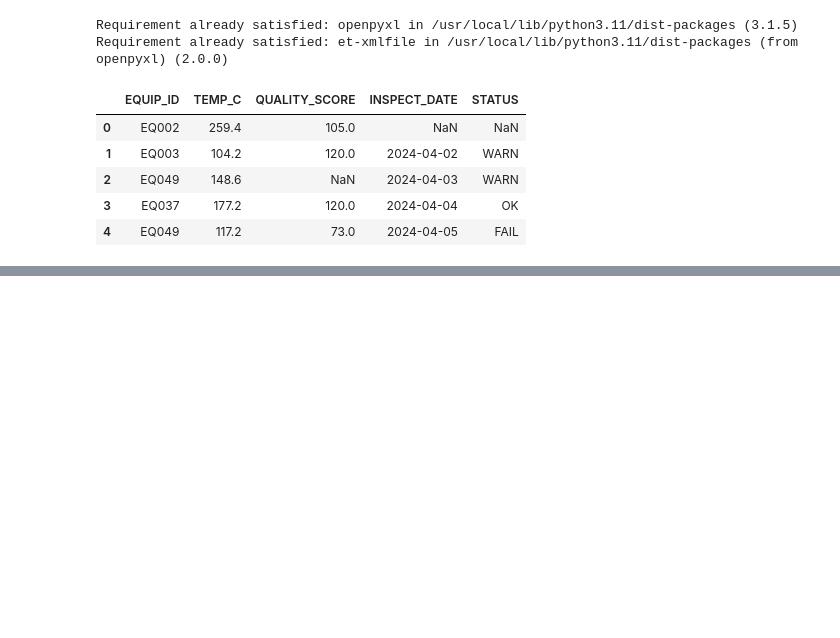
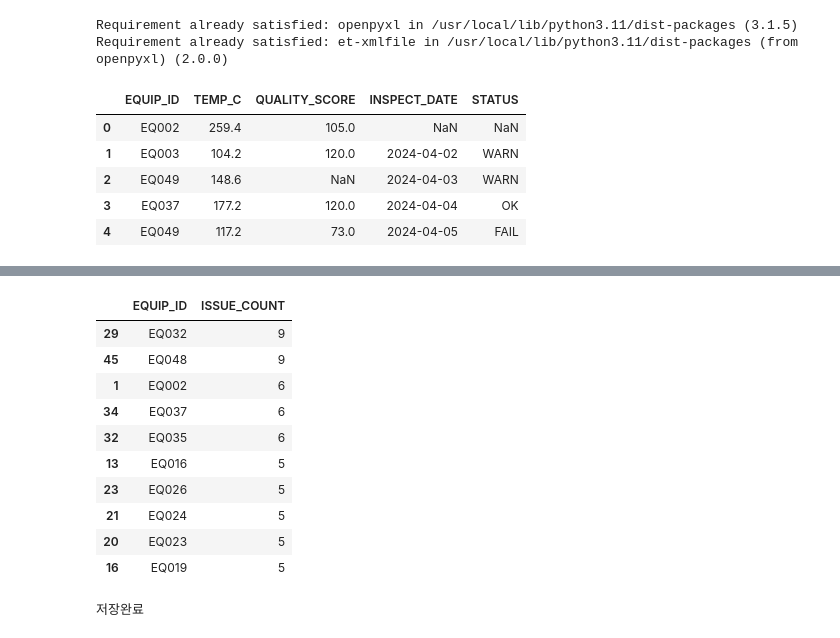
Before and after one commit to soomin9106/DataAnalysis, a Jupyter notebook: 데이터거버넌스_실습1문제.ipynb, the cells around one changed output, grey strips where cells are left out. Cells and saved outputs as stored; diff of their text form; code cells hidden in the pictures; blank space fills up the shorter version.

```diff
--- a/데이터거버넌스_실습1문제.ipynb
+++ b/데이터거버넌스_실습1문제.ipynb
@@ -43,0 +81,21 @@ NameError: name 'df' is not defined
+# %%
+issue_summary = df[df["DATA_ISSUE"] == True].groupby("EQUIP_ID").size().reset_index(name="ISSUE_COUNT")
+issue_summary = issue_summary.sort_values(by="ISSUE_COUNT", ascending=False)
+issue_summary.head(10)
+# %% [output]
+|  | EQUIP_ID | ISSUE_COUNT |
+| 29 | EQ032 | 9 |
+| 45 | EQ048 | 9 |
+| 1 | EQ002 | 6 |
+| 34 | EQ037 | 6 |
+| 32 | EQ035 | 6 |
+| 13 | EQ016 | 5 |
+| 23 | EQ026 | 5 |
+| 21 | EQ024 | 5 |
+| 20 | EQ023 | 5 |
+| 16 | EQ019 | 5 |
+# %%
+issue_summary.to_excel("equipment_issue_summary.xlsx", index=False)
+print("저장완료")
+# %% [output]
+저장완료
```
Also changed, not shown: parts of 3 cells of this notebook.
